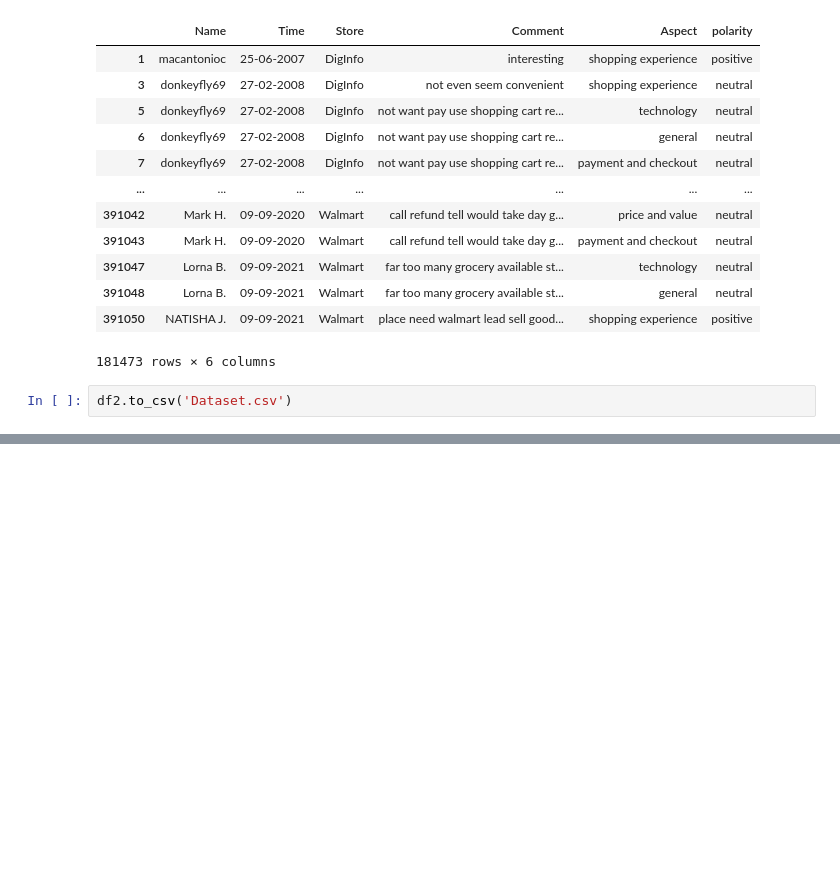
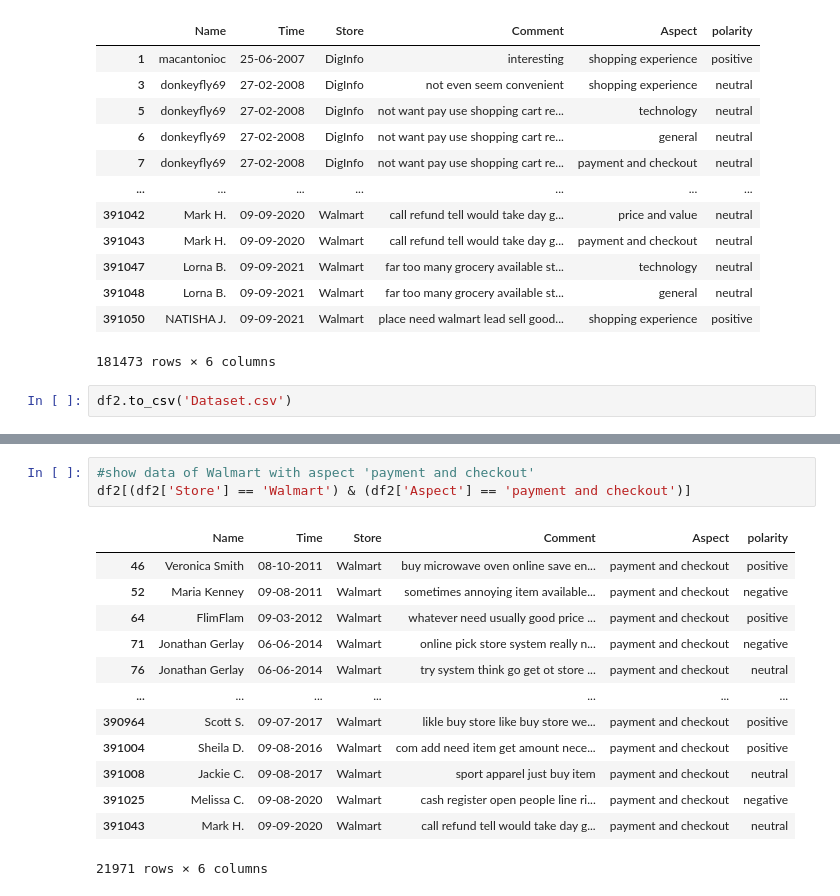
Before and after one commit to paferuto/ABSA-on-IoT-comments, a Jupyter notebook: 04.Model/edit.ipynb, the cells around one changed output, grey strips where cells are left out. Cells and saved outputs as stored; diff of their text form; blank space fills up the shorter version.

```diff
--- a/04.Model/edit.ipynb
+++ b/04.Model/edit.ipynb
@@ -125,0 +156,17 @@ df2.to_csv('Dataset.csv')
+# %%
+#show data of Walmart with aspect 'payment and checkout'
+df2[(df2['Store'] == 'Walmart') & (df2['Aspect'] == 'payment and checkout')]
+# %% [output]
+|  | Name | Time | Store | Comment | Aspect | polarity |
+| 46 | Veronica Smith | 08-10-2011 | Walmart | buy microwave oven online save en... | payment and checkout | positive |
+| 52 | Maria Kenney | 09-08-2011 | Walmart | sometimes annoying item available... | payment and checkout | negative |
+| 64 | FlimFlam | 09-03-2012 | Walmart | whatever need usually good price ... | payment and checkout | positive |
+| 71 | Jonathan Gerlay | 06-06-2014 | Walmart | online pick store system really n... | payment and checkout | negative |
+| 76 | Jonathan Gerlay | 06-06-2014 | Walmart | try system think go get ot store ... | payment and checkout | neutral |
+| ... | ... | ... | ... | ... | ... | ... |
+| 390964 | Scott S. | 09-07-2017 | Walmart | likle buy store like buy store we... | payment and checkout | positive |
+| 391004 | Sheila D. | 09-08-2016 | Walmart | com add need item get amount nece... | payment and checkout | positive |
+| 391008 | Jackie C. | 09-08-2017 | Walmart | sport apparel just buy item | payment and checkout | neutral |
+| 391025 | Melissa C. | 09-08-2020 | Walmart | cash register open people line ri... | payment and checkout | negative |
+| 391043 | Mark H. | 09-09-2020 | Walmart | call refund tell would take day g... | payment and checkout | neutral |
+21971 rows × 6 columns
```
Also changed, not shown: parts of 3 cells of this notebook, 4 other files.
